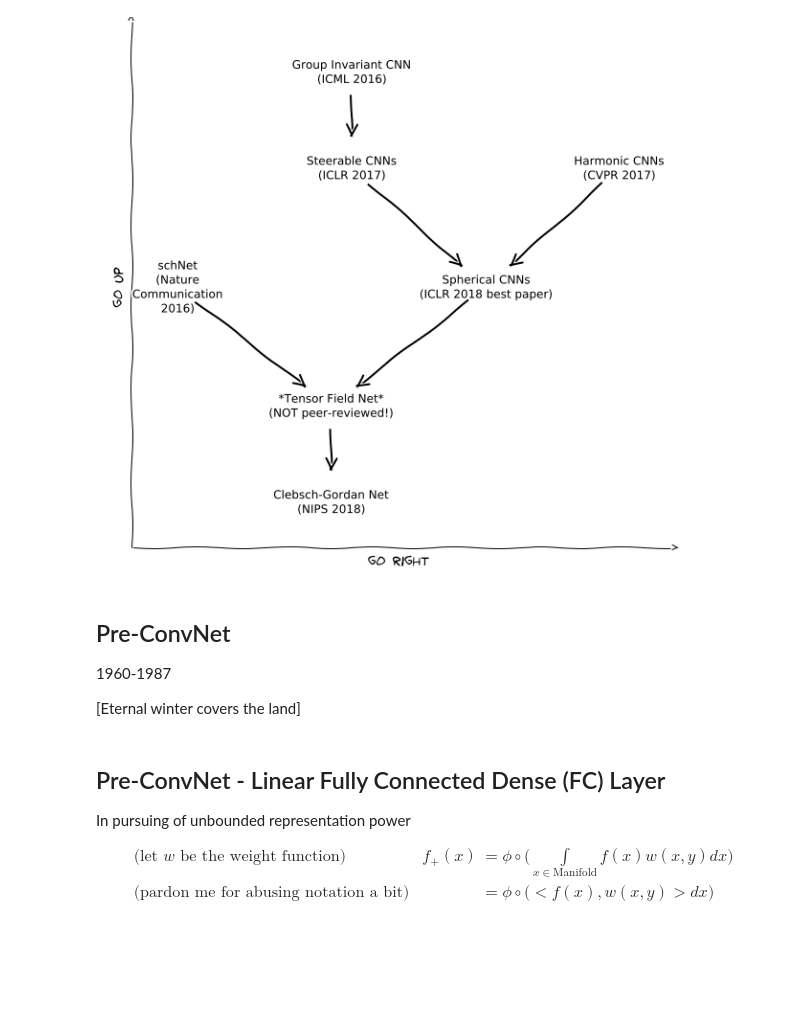
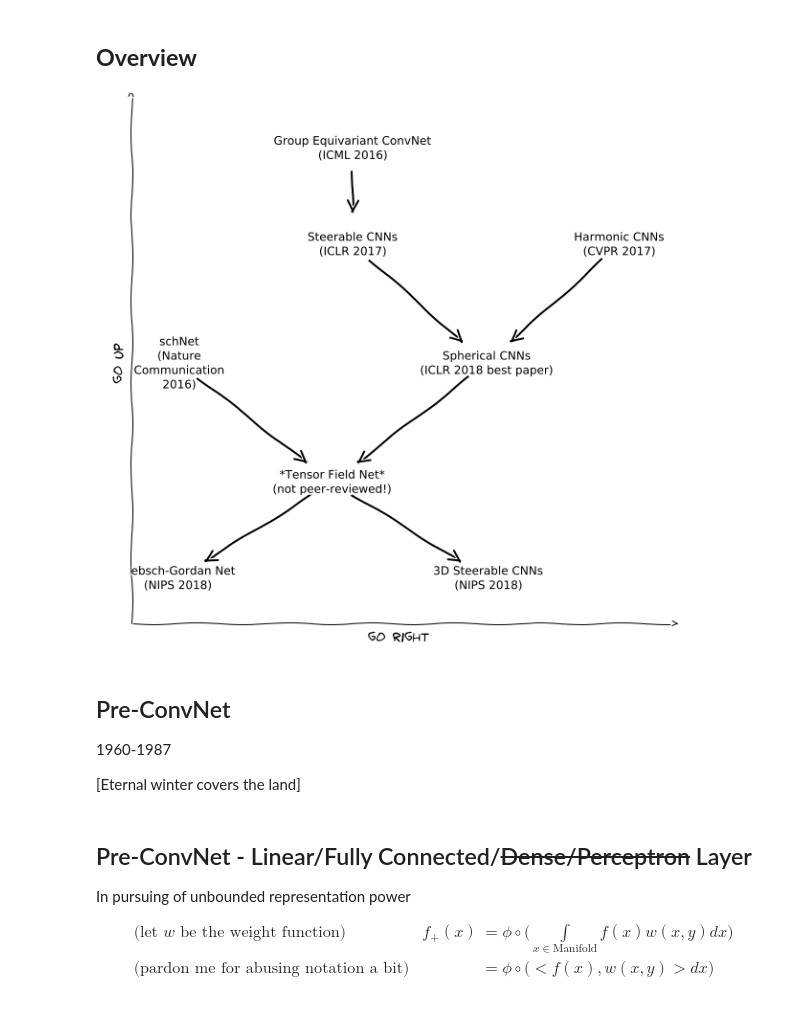
Before and after one commit to tribbloid/convnet-abstraction, a Jupyter notebook: slide/A-overview.ipynb, the cells around one changed output. Saved outputs shown, nothing was run; the diff lists cells and outputs as text; code cells hidden in the pictures; blank space fills up the shorter version.

Commit message:
beginning section D G-conv minor cleanup and formatting

```diff
--- a/slide/A-overview.ipynb
+++ b/slide/A-overview.ipynb
@@ -35,27 +44,31 @@ plt.rcParams['figure.figsize'] = [10, 10]
+# %% [markdown]
+## **Overview**
 # %%
 
 g = nx.DiGraph(directed=True)
 
 schNet = "schNet\n(Nature\nCommunication\n2016)"
-groupInv = "Group Invariant CNN\n(ICML 2016)"
+groupInv = "Group Equivariant ConvNet\n(ICML 2016)"
 steerable = "Steerable CNNs\n(ICLR 2017)"
 harmonic = "Harmonic CNNs\n(CVPR 2017)"
 spherical = "Spherical CNNs\n(ICLR 2018 best paper)"
-tensorField = "*Tensor Field Net*\n(NOT peer-reviewed!)"
+tensorField = "*Tensor Field Net*\n(not peer-reviewed!)"
 cgNet = "Clebsch-Gordan Net\n(NIPS 2018)"
+threeDSteerable = "3D Steerable CNNs\n(NIPS 2018)"
 
 g.add_edge(schNet, tensorField)
 g.add_edge(groupInv, steerable)
 g.add_edge(harmonic, spherical)
 g.add_edge(steerable, spherical)
 g.add_edge(spherical, tensorField)
 g.add_edge(tensorField, cgNet)
+g.add_edge(tensorField, threeDSteerable)
 
 drawGraph(g)
 
 plt.show()
 # %% [output]
-[figure, old version]
+[figure, new version]
 # %% [markdown]
 ## Pre-ConvNet
 
@@ -63,7 +76,7 @@ plt.show()
 
 [Eternal winter covers the land]
 # %% [markdown]
-## Pre-ConvNet - Linear Fully Connected Dense (FC) Layer
+## Pre-ConvNet - Linear/Fully Connected/~~Dense/Perceptron~~ Layer
 
 In pursuing of unbounded representation power
 
```
Also changed, not shown: parts of 9 cells of this notebook, 7 other files.
